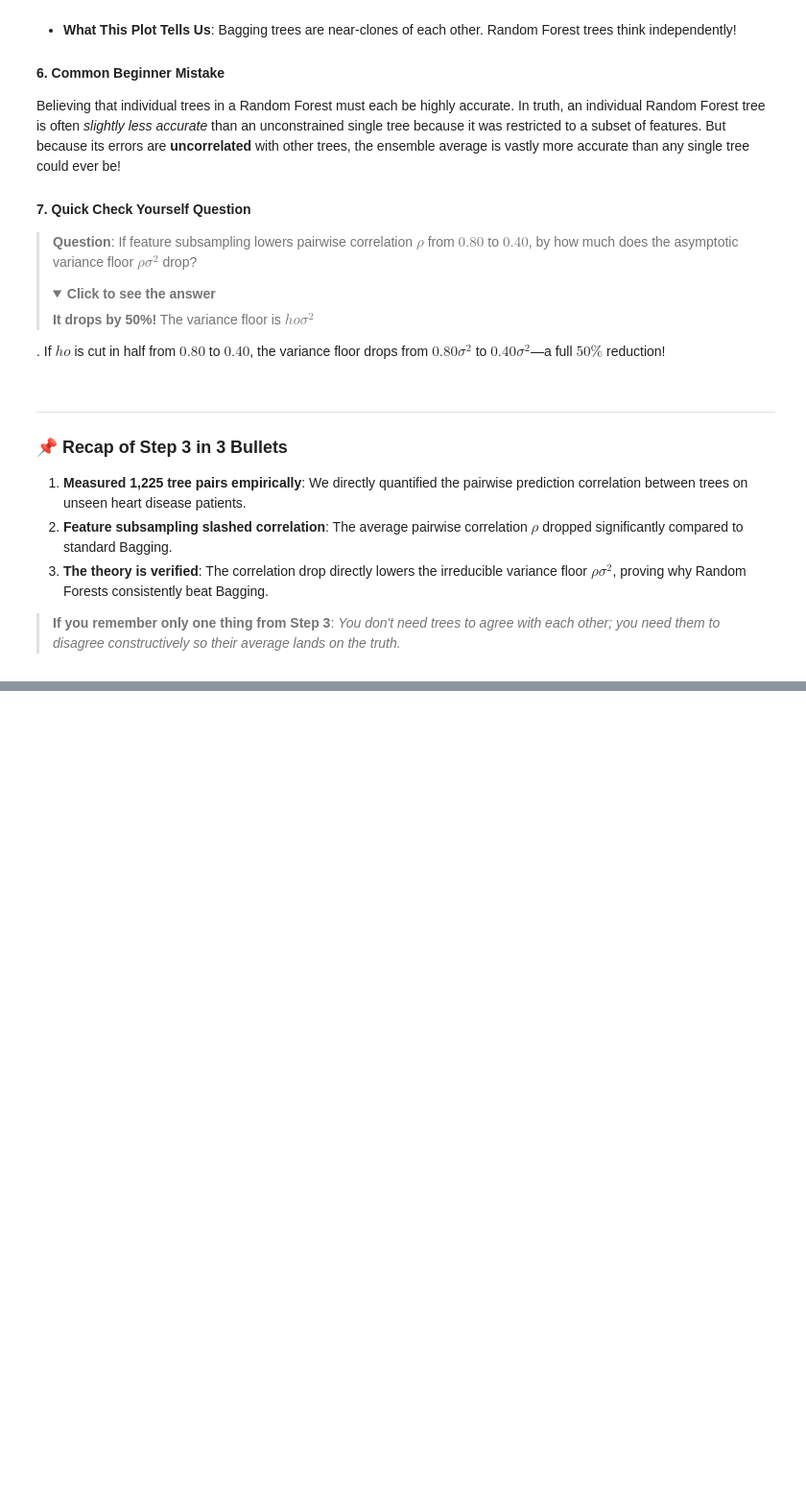
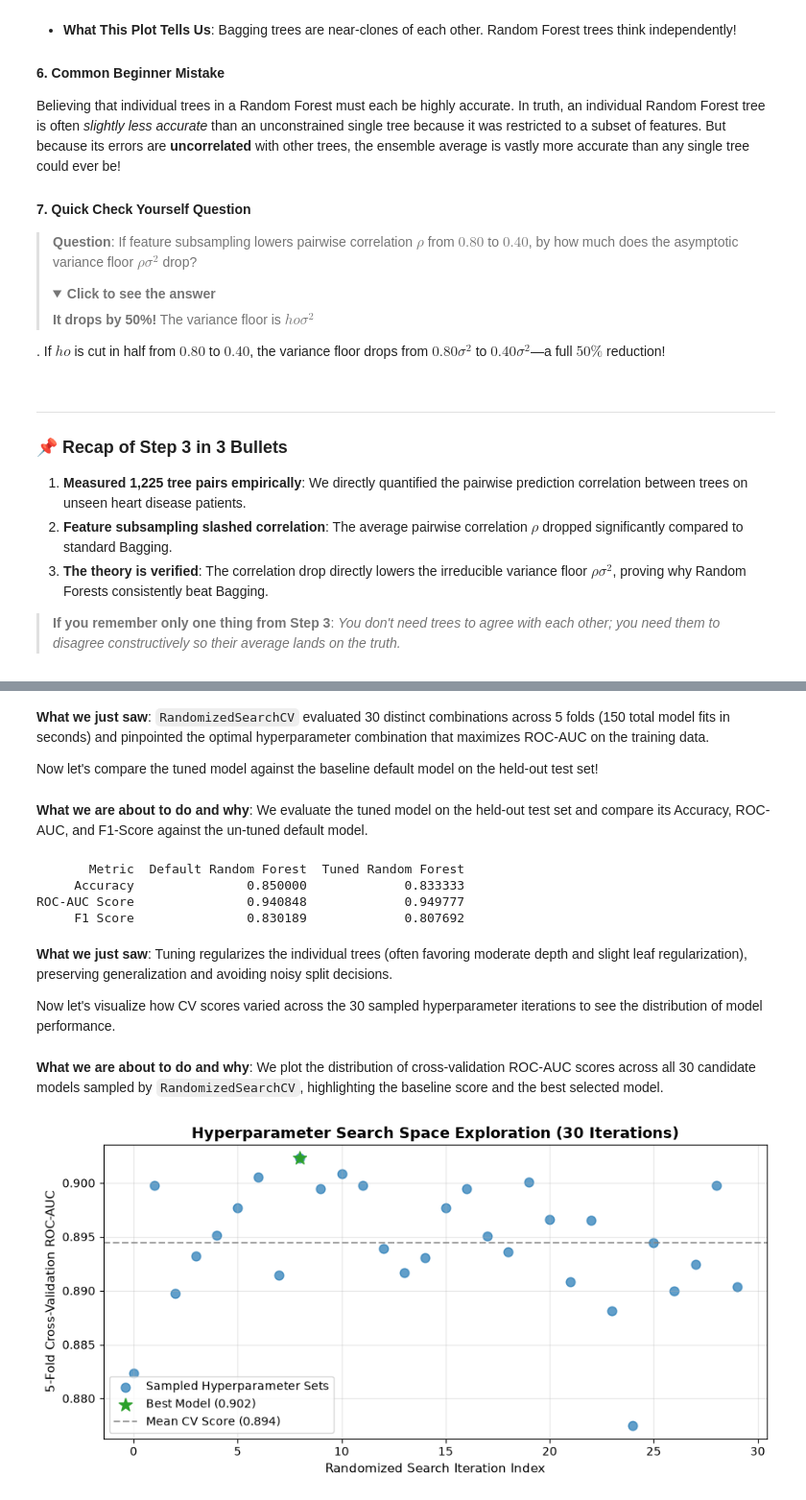
Before and after one commit to Arnav-Shrivastava/random-forests-regression-zero-to-one, a Jupyter notebook: random_forests_zero_to_one.ipynb, the cells around one changed output, grey strips where cells are left out. Shown at 96% size. Drawn from its saved outputs; the diff is of its cells as text; code cells hidden in the pictures; folded sections open; blank space fills up the shorter version.

Commit message:
feat: step 4 - scikit-learn random forest and hyperparameter tuning

```diff
--- a/random_forests_zero_to_one.ipynb
+++ b/random_forests_zero_to_one.ipynb
@@ -895,0 +936,14 @@ ho$ is cut in half from $0.80$ to $0.40$, the variance floor drops from $0.80\si
+# %%
+# Train baseline Scikit-Learn RandomForestClassifier with default settings
+from sklearn.ensemble import RandomForestClassifier
+
+# Initialize baseline Random Forest
+rf_baseline = RandomForestClassifier(random_state=42)
+rf_baseline.fit(X_train, y_train)
+
+# Measure baseline performance on unseen test patients
+base_acc = accuracy_score(y_test, rf_baseline.predict(X_test))
+base_auc = roc_auc_score(y_test, rf_baseline.predict_proba(X_test)[:, 1])
+
+print(f"Default Scikit-Learn Random Forest:")
+print(f"Test Accuracy: {base_acc:.3f} | Test ROC-AUC: {base_auc:.3f}")
@@ -895,0 +1007,59 @@ ho$ is cut in half from $0.80$ to $0.40$, the variance floor drops from $0.80\si
+# %% [markdown]
+**What we just saw**:
+`RandomizedSearchCV` evaluated 30 distinct combinations across 5 folds (150 total model fits in seconds) and pinpointed the optimal hyperparameter combination that maximizes ROC-AUC on the training data.
+
+Now let's compare the tuned model against the baseline default model on the held-out test set!
+# %% [markdown]
+**What we are about to do and why**:
+We evaluate the tuned model on the held-out test set and compare its Accuracy, ROC-AUC, and F1-Score against the un-tuned default model.
+# %%
+# Compare baseline vs tuned model on held-out test set
+from sklearn.metrics import f1_score
+
+rf_best = rf_search.best_estimator_
+
+tuned_acc = accuracy_score(y_test, rf_best.predict(X_test))
+tuned_auc = roc_auc_score(y_test, rf_best.predict_proba(X_test)[:, 1])
+tuned_f1  = f1_score(y_test, rf_best.predict(X_test))
+
+base_f1   = f1_score(y_test, rf_baseline.predict(X_test))
+
+comparison_table = pd.DataFrame({
+    "Metric": ["Accuracy", "ROC-AUC Score", "F1 Score"],
+    "Default Random Forest": [base_acc, base_auc, base_f1],
+    "Tuned Random Forest":   [tuned_acc, tuned_auc, tuned_f1]
+})
+print(comparison_table.to_string(index=False))
+# %% [output]
+       Metric  Default Random Forest  Tuned Random Forest
+     Accuracy               0.850000             0.833333
+ROC-AUC Score               0.940848             0.949777
+     F1 Score               0.830189             0.807692
+# %% [markdown]
+**What we just saw**:
+Tuning regularizes the individual trees (often favoring moderate depth and slight leaf regularization), preserving generalization and avoiding noisy split decisions.
+
+Now let's visualize how CV scores varied across the 30 sampled hyperparameter iterations to see the distribution of model performance.
+# %% [markdown]
+**What we are about to do and why**:
+We plot the distribution of cross-validation ROC-AUC scores across all 30 candidate models sampled by `RandomizedSearchCV`, highlighting the baseline score and the best selected model.
+# %%
+# Plot distribution of cross-validation scores from RandomizedSearchCV
+cv_results = pd.DataFrame(rf_search.cv_results_)
+cv_scores = cv_results["mean_test_score"]
+
+plt.figure(figsize=(9, 4.5))
+plt.scatter(range(len(cv_scores)), cv_scores, color="#1f77b4", alpha=0.7, s=60, label="Sampled Hyperparameter Sets")
+best_idx = rf_search.best_index_
+plt.scatter(best_idx, cv_scores[best_idx], color="#2ca02c", s=140, marker="*", label=f"Best Model ({cv_scores[best_idx]:.3f})")
+
+plt.axhline(cv_scores.mean(), color="gray", ls="--", alpha=0.7, label=f"Mean CV Score ({cv_scores.mean():.3f})")
+plt.xlabel("Randomized Search Iteration Index", fontsize=11)
+plt.ylabel("5-Fold Cross-Validation ROC-AUC", fontsize=11)
+plt.title("Hyperparameter Search Space Exploration (30 Iterations)", fontsize=13, fontweight="bold")
+plt.legend(frameon=True, fontsize=10)
+plt.grid(True, alpha=0.3)
+plt.tight_layout()
+plt.show()
+# %% [output]
+[figure, added]
```
Also changed, not shown: parts of 10 cells of this notebook.
